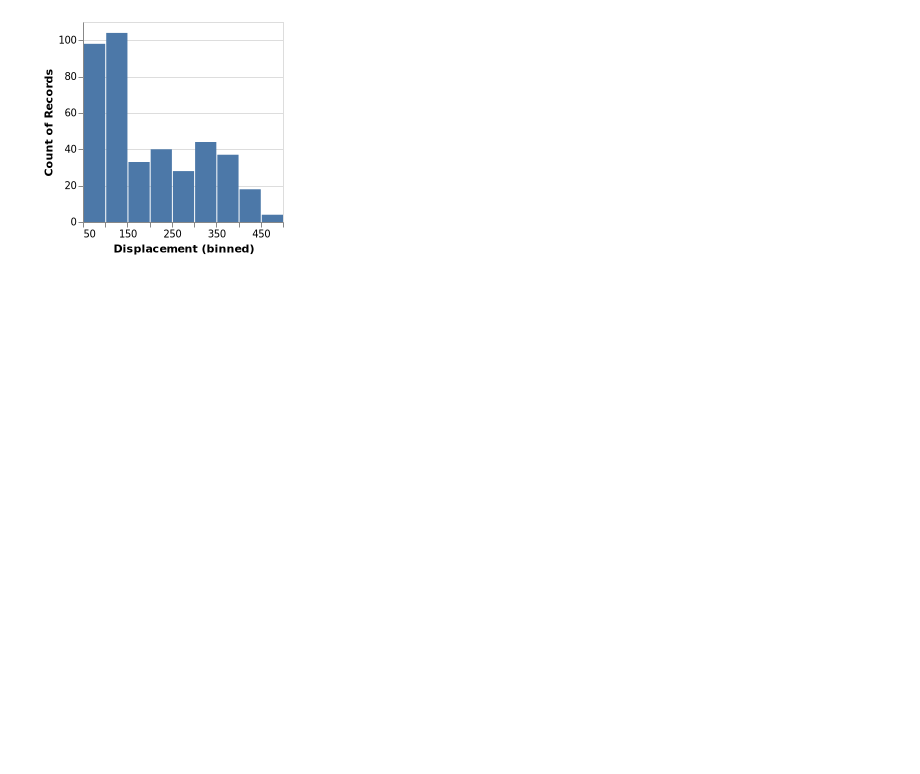
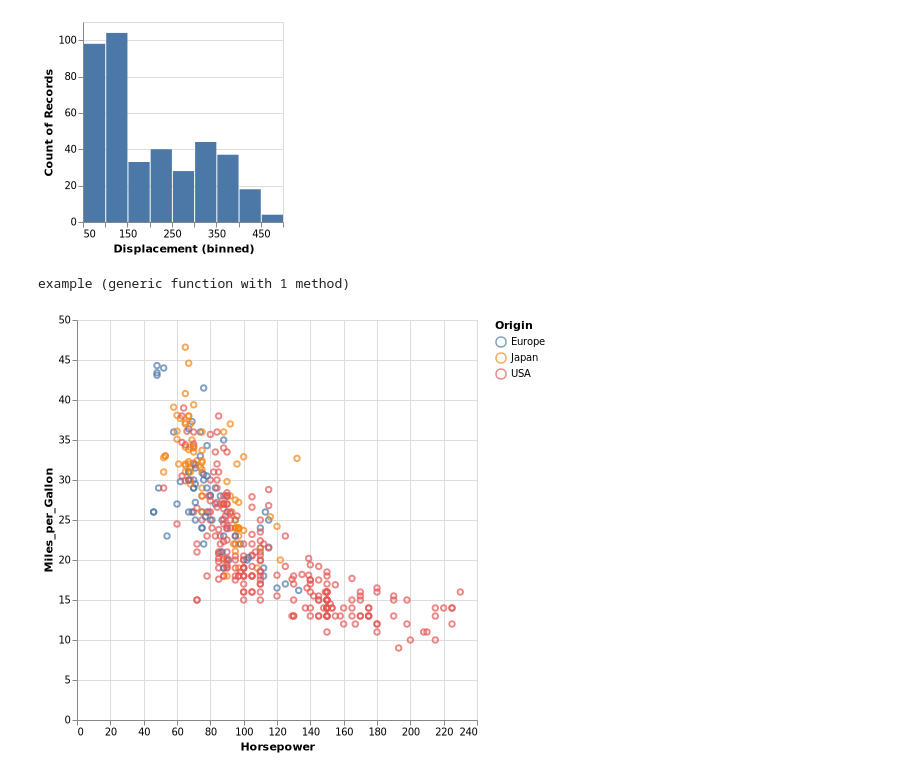
Before and after one commit to queryverse/QuickVega.jl, a Jupyter notebook: examples/basics.ipynb, the cells around one changed output. Drawn from its saved outputs; the diff is of its cells as text; code cells hidden in the pictures; blank space fills up the shorter version.

Commit message:
Added sandbox for testing the function before hard coding it

```diff
--- a/examples/basics.ipynb
+++ b/examples/basics.ipynb
@@ -22,3 +36,27 @@ scatterplot(df[:Displacement],df[:Acceleration])
 histogram(df,:Displacement)
 # %% [output]
 [figure]
+# %%
+function example(data;xcol,ycol,kwargs...)
+
+    @vlplot(data=data,mark=:point, x=xcol, y=ycol,args...)
+end
+# %% [output]
+example (generic function with 1 method)
+# %%
+df |> vl"""
+{
+  "mark": "point",
+  "width": 400,
+  "height": 400,
+  "encoding": {
+    "x": {"field": "Horsepower", "type": "quantitative"},
+    "y": {"field": "Miles_per_Gallon", "type": "quantitative"},
+    "color": {
+      "field": "Origin", "type":"nominal"
+    }
+  }
+}
+"""
+# %% [output]
+[figure, added]
```
Also changed, not shown: parts of 6 cells of this notebook, 1 other file.
